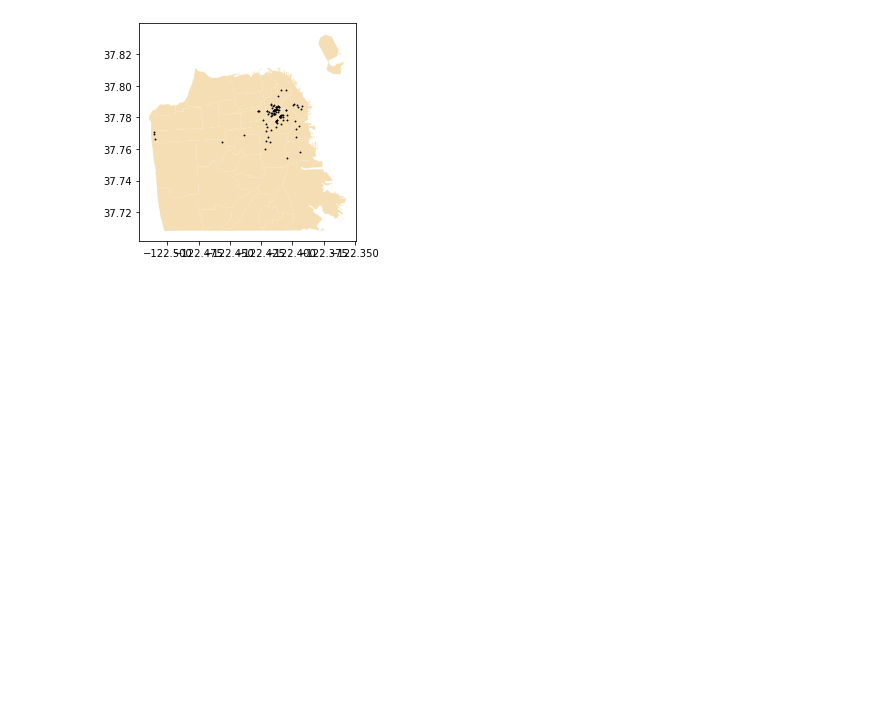
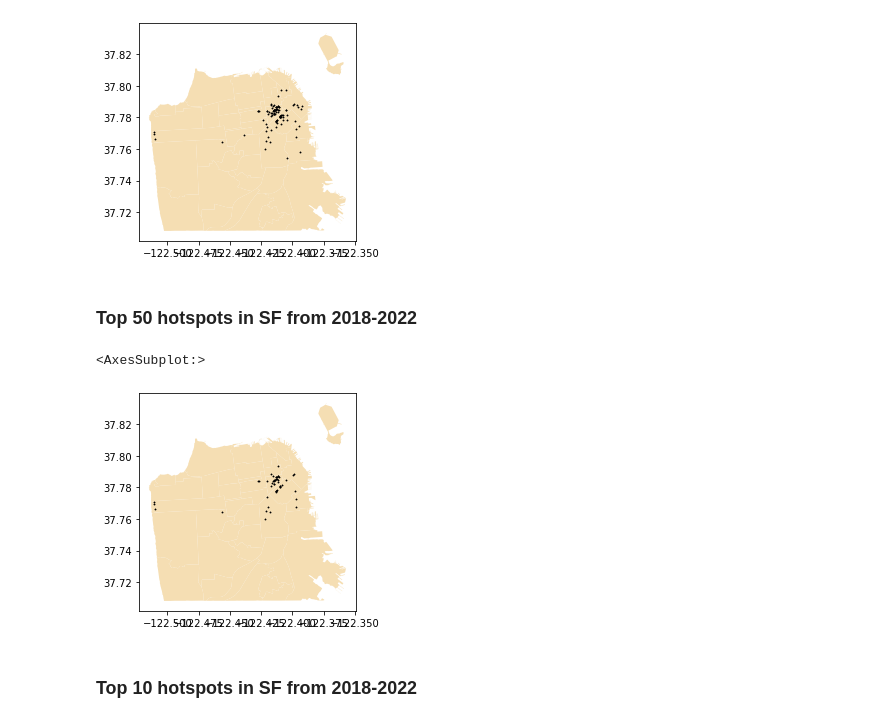
Before and after one commit to jiyuntsai/sf-parking-citation, a Jupyter notebook: 03_st-cleaning-map.ipynb, the cells around one changed output. Cells and saved outputs as stored; diff of their text form; code cells hidden in the pictures; blank space fills up the shorter version.

```diff
--- a/03_st-cleaning-map.ipynb
+++ b/03_st-cleaning-map.ipynb
@@ -510,3 +510,15 @@ geo_hotspot_5yr.plot(ax=base_map, marker = '*', color = 'black', markersize=1, a
 # %% [output]
 <AxesSubplot:>
 [figure]
+# %% [markdown]
+### Top 50 hotspots in SF from 2018-2022
+# %%
+geo_hotspot_5yr_50 = geo_hotspot_5yr.head(50).copy()
+# %%
+base_map = sf_shapefiles.plot(color = 'wheat')
+geo_hotspot_5yr_50.plot(ax=base_map, marker = '*', color = 'black', markersize=1, alpha=1)
+# %% [output]
+<AxesSubplot:>
+[figure, added]
+# %% [markdown]
+### Top 10 hotspots in SF from 2018-2022
```
Also changed, not shown: parts of 2 cells of this notebook.
